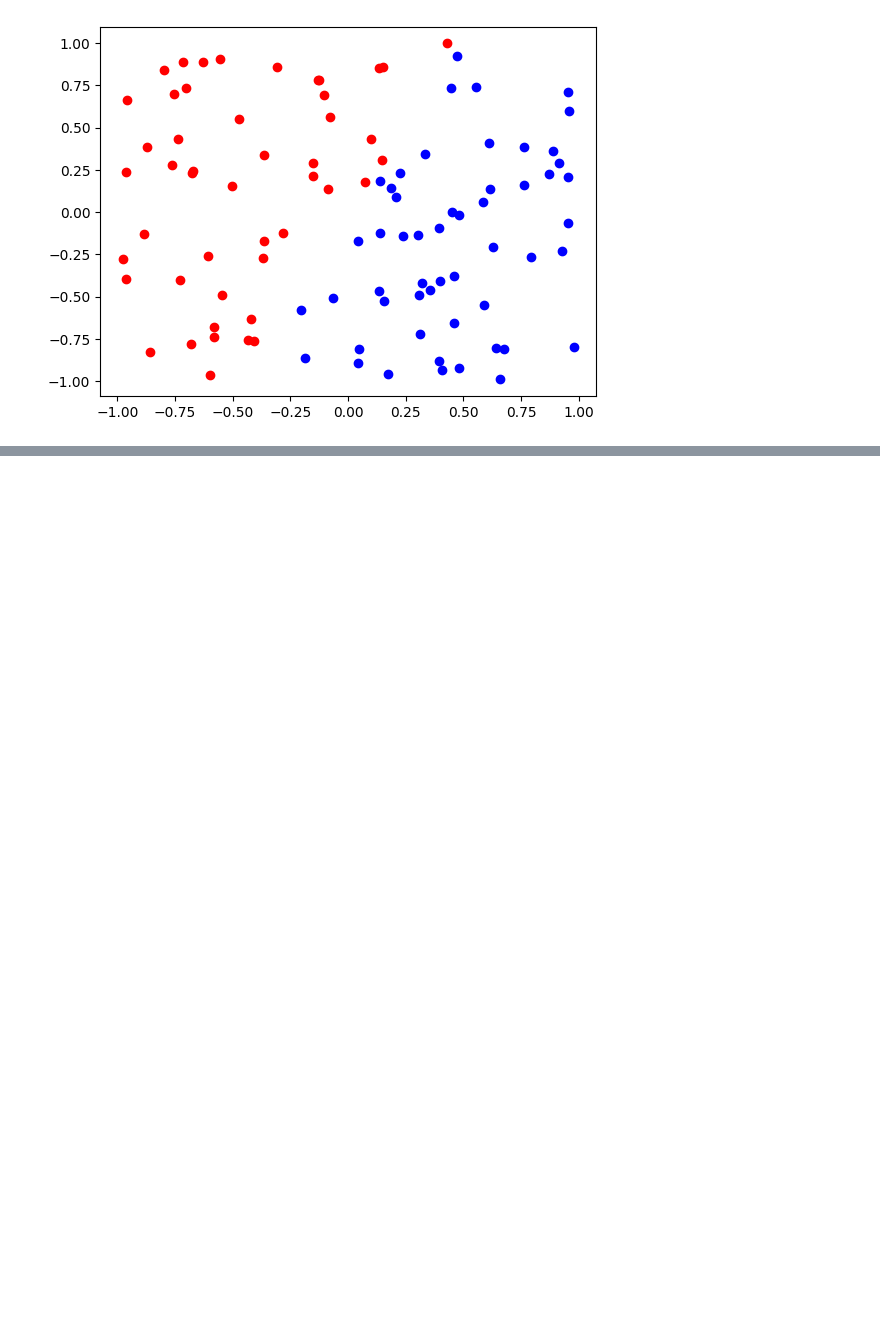
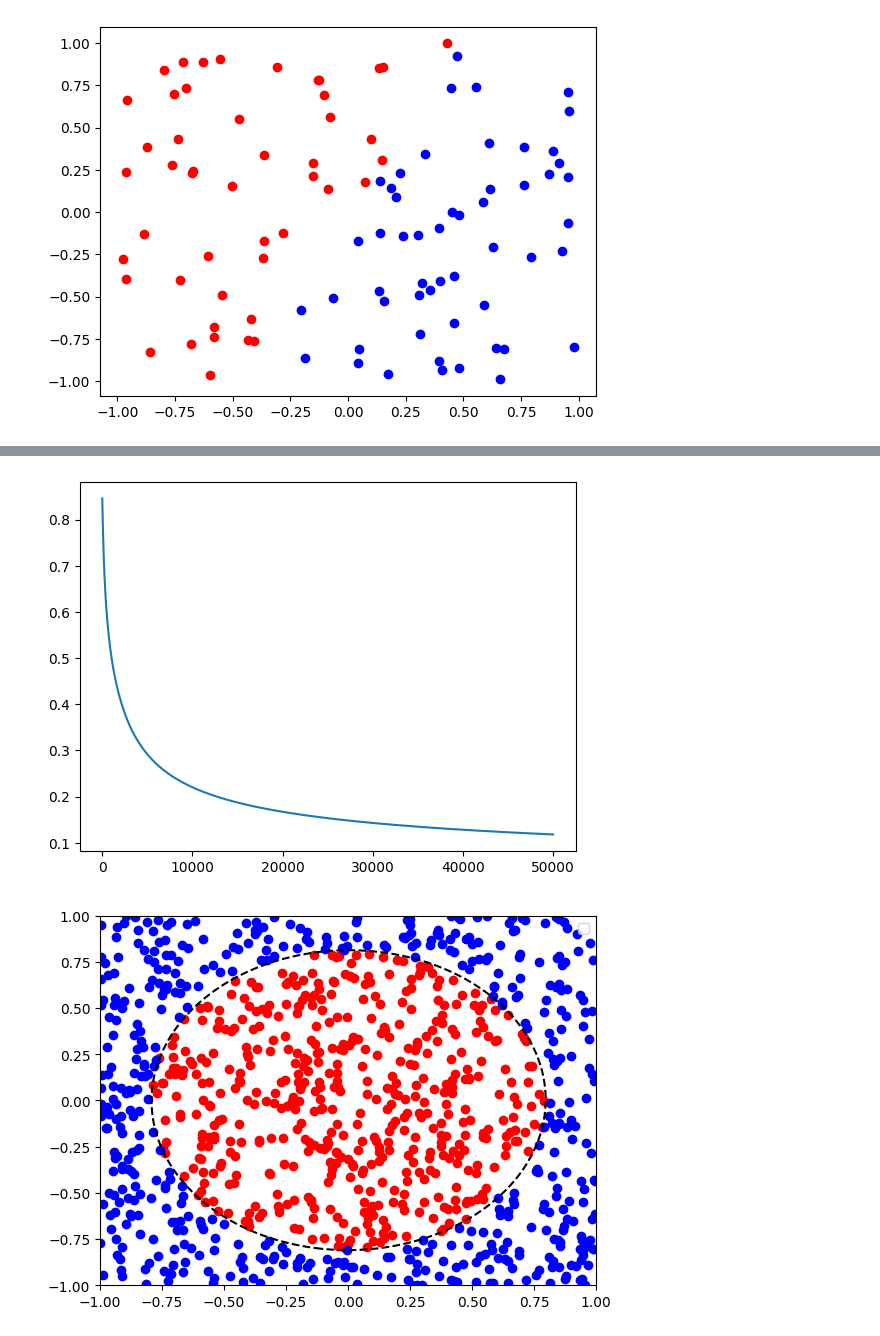
Before and after one commit to Emerge-Lab/tr-gy-8013-Fa-24, a Jupyter notebook: Homeworks/Homework-1.ipynb, the cells around one changed output, grey strips where cells are left out. Drawn from its saved outputs; the diff is of its cells as text; code cells hidden in the pictures; blank space fills up the shorter version.

```diff
--- a/Homeworks/Homework-1.ipynb
+++ b/Homeworks/Homework-1.ipynb
@@ -206,0 +205,52 @@ array([0.71631494])
+# %%
+def featurize(x):
+    """Take in x and return a new numpy array with the features you want"""
+    # Fill in the featurize function here
+
+# implement gradient descent on the negative log likelihood yourself
+# DO NOT USE TORCH YET
+num_iters = 50000
+lr = 0.02
+
+# initialize the weights
+new_x = np.array([featurize(x_i) for x_i in x])
+w = np.random.randn(new_x.shape[-1])
+b = np.random.randn()
+
+def sigmoid(x):
+    return 1 / (1 + np.exp(-x))
+
+def nll(x, y, w, b):
+    # fill in the natural log likelihood function here
+
+losses = []
+for i in range(num_iters):
+    # fill in the gradient descent function here
+
+
+plt.figure()
+plt.plot(losses)
+plt.show()
+
+# plot the decision boundary. This will grid over the space and evaluate the model at each point. It then plots the boundary corresponding to where the model
+# predicts a 50% probability of being in class 1.
+# If you're feeling fancy, vectorize it!
+plt.figure()
+plt.scatter(x[y==1, 0], x[y==1, 1], color='red')
+plt.scatter(x[y==0, 0], x[y==0, 1], color='blue')
+x_space = np.linspace(-1, 1, 100)
+y_space = np.linspace(-1, 1, 100)
+X_mesh, Y_mesh = np.meshgrid(x_space, y_space)
+Z = np.zeros_like(X_mesh)
+for i in range(100):
+    for j in range(100):
+        Z[i, j] = sigmoid(featurize(np.array([X_mesh[i, j], Y_mesh[i, j]])) @ w + b)
+# create a level 0 contour with a label
+plt.contour(X_mesh, Y_mesh, Z, levels=[0.5], colors='black', linestyles='dashed')
+plt.xlim(-1, 1)
+plt.ylim(-1, 1)
+plt.legend()
+plt.show()
+# %% [output]
+[figure, added]
+[figure, added]
```
Also changed, not shown: parts of 8 cells of this notebook, 3 other files.
